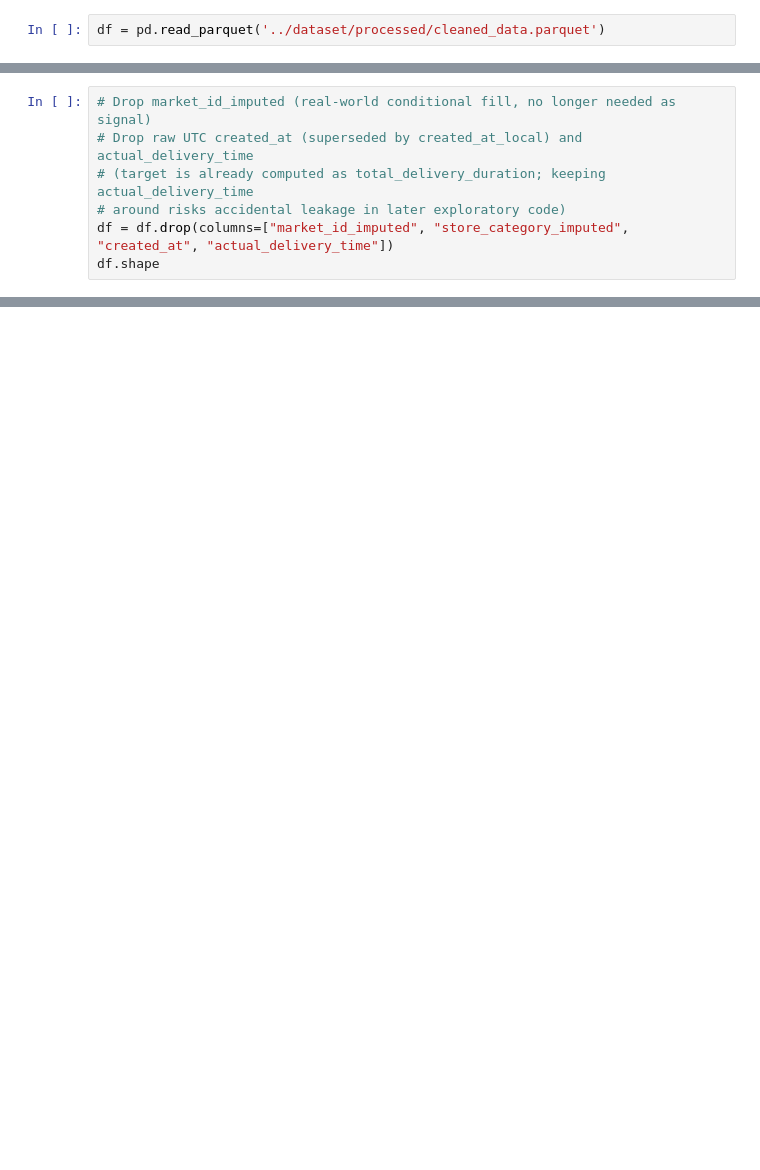
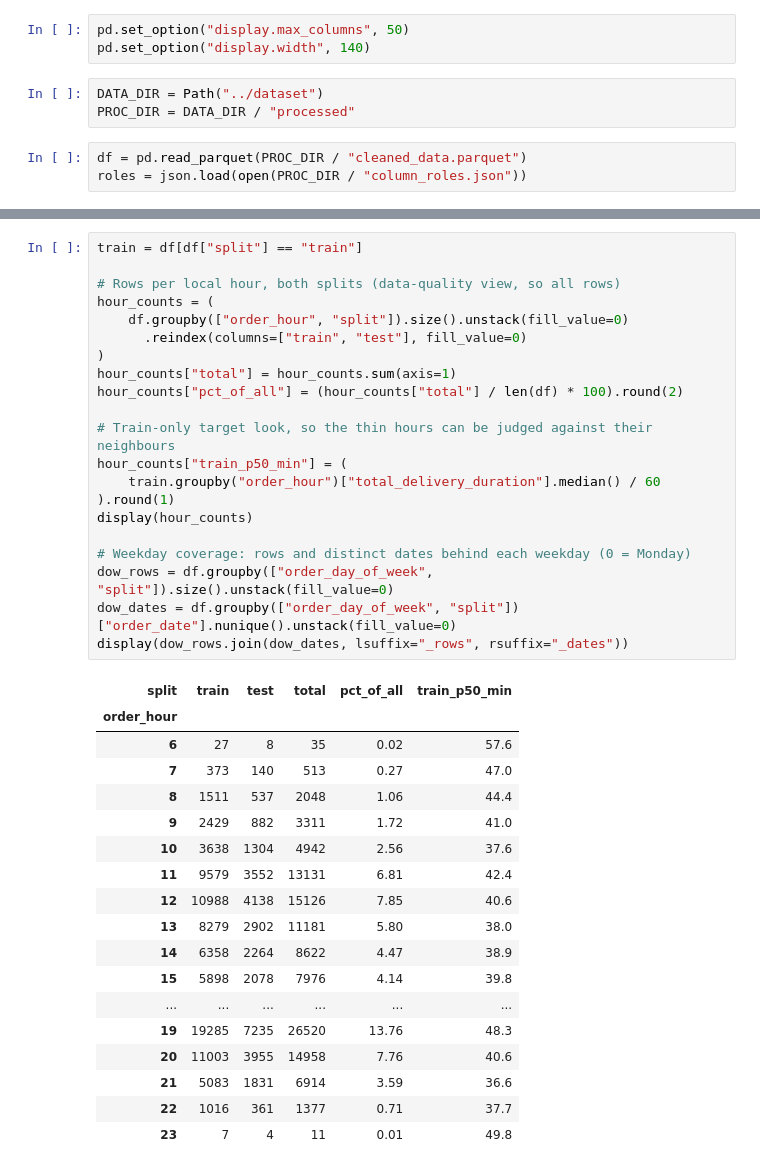
Before and after one commit to iamnitishsah/FoodOps.AI, a Jupyter notebook: DeliveryOps/notebooks/feature_engineering.ipynb, the cells around one changed output, grey strips where cells are left out. Cells and saved outputs as stored; diff of their text form; blank space fills up the shorter version.

```diff
--- a/DeliveryOps/notebooks/feature_engineering.ipynb
+++ b/DeliveryOps/notebooks/feature_engineering.ipynb
@@ -7,4 +7,11 @@ import numpy as np
 import matplotlib.pyplot as plt
 import joblib
+# %%
+pd.set_option("display.max_columns", 50)
+pd.set_option("display.width", 140)
+# %%
+DATA_DIR = Path("../dataset")
+PROC_DIR = DATA_DIR / "processed"
 # %%
-df = pd.read_parquet('../dataset/processed/cleaned_data.parquet')
+df = pd.read_parquet(PROC_DIR / "cleaned_data.parquet")
+roles = json.load(open(PROC_DIR / "column_roles.json"))
@@ -51,7 +51,0 @@ df.sample(10)
-# %%
-# Drop market_id_imputed (real-world conditional fill, no longer needed as signal)
-# Drop raw UTC created_at (superseded by created_at_local) and actual_delivery_time
-# (target is already computed as total_delivery_duration; keeping actual_delivery_time
-# around risks accidental leakage in later exploratory code)
-df = df.drop(columns=["market_id_imputed", "store_category_imputed", "created_at", "actual_delivery_time"])
-df.shape
@@ -59,0 +82,40 @@ df.shape
+# %%
+train = df[df["split"] == "train"]
+
+# Rows per local hour, both splits (data-quality view, so all rows)
+hour_counts = (
+    df.groupby(["order_hour", "split"]).size().unstack(fill_value=0)
+      .reindex(columns=["train", "test"], fill_value=0)
+)
+hour_counts["total"] = hour_counts.sum(axis=1)
+hour_counts["pct_of_all"] = (hour_counts["total"] / len(df) * 100).round(2)
+
+# Train-only target look, so the thin hours can be judged against their neighbours
+hour_counts["train_p50_min"] = (
+    train.groupby("order_hour")["total_delivery_duration"].median() / 60
+).round(1)
+display(hour_counts)
+
+# Weekday coverage: rows and distinct dates behind each weekday (0 = Monday)
+dow_rows = df.groupby(["order_day_of_week", "split"]).size().unstack(fill_value=0)
+dow_dates = df.groupby(["order_day_of_week", "split"])["order_date"].nunique().unstack(fill_value=0)
+display(dow_rows.join(dow_dates, lsuffix="_rows", rsuffix="_dates"))
+# %% [output]
+| split | train | test | total | pct_of_all | train_p50_min |
+| order_hour |  |  |  |  |  |
+| 6 | 27 | 8 | 35 | 0.02 | 57.6 |
+| 7 | 373 | 140 | 513 | 0.27 | 47.0 |
+| 8 | 1511 | 537 | 2048 | 1.06 | 44.4 |
+| 9 | 2429 | 882 | 3311 | 1.72 | 41.0 |
+| 10 | 3638 | 1304 | 4942 | 2.56 | 37.6 |
+| 11 | 9579 | 3552 | 13131 | 6.81 | 42.4 |
+| 12 | 10988 | 4138 | 15126 | 7.85 | 40.6 |
+| 13 | 8279 | 2902 | 11181 | 5.80 | 38.0 |
+| 14 | 6358 | 2264 | 8622 | 4.47 | 38.9 |
+| 15 | 5898 | 2078 | 7976 | 4.14 | 39.8 |
+| ... | ... | ... | ... | ... | ... |
+| 19 | 19285 | 7235 | 26520 | 13.76 | 48.3 |
+| 20 | 11003 | 3955 | 14958 | 7.76 | 40.6 |
+| 21 | 5083 | 1831 | 6914 | 3.59 | 36.6 |
+| 22 | 1016 | 361 | 1377 | 0.71 | 37.7 |
+| 23 | 7 | 4 | 11 | 0.01 | 49.8 |
```
Also changed, not shown: parts of 44 cells of this notebook, 7 other files.
